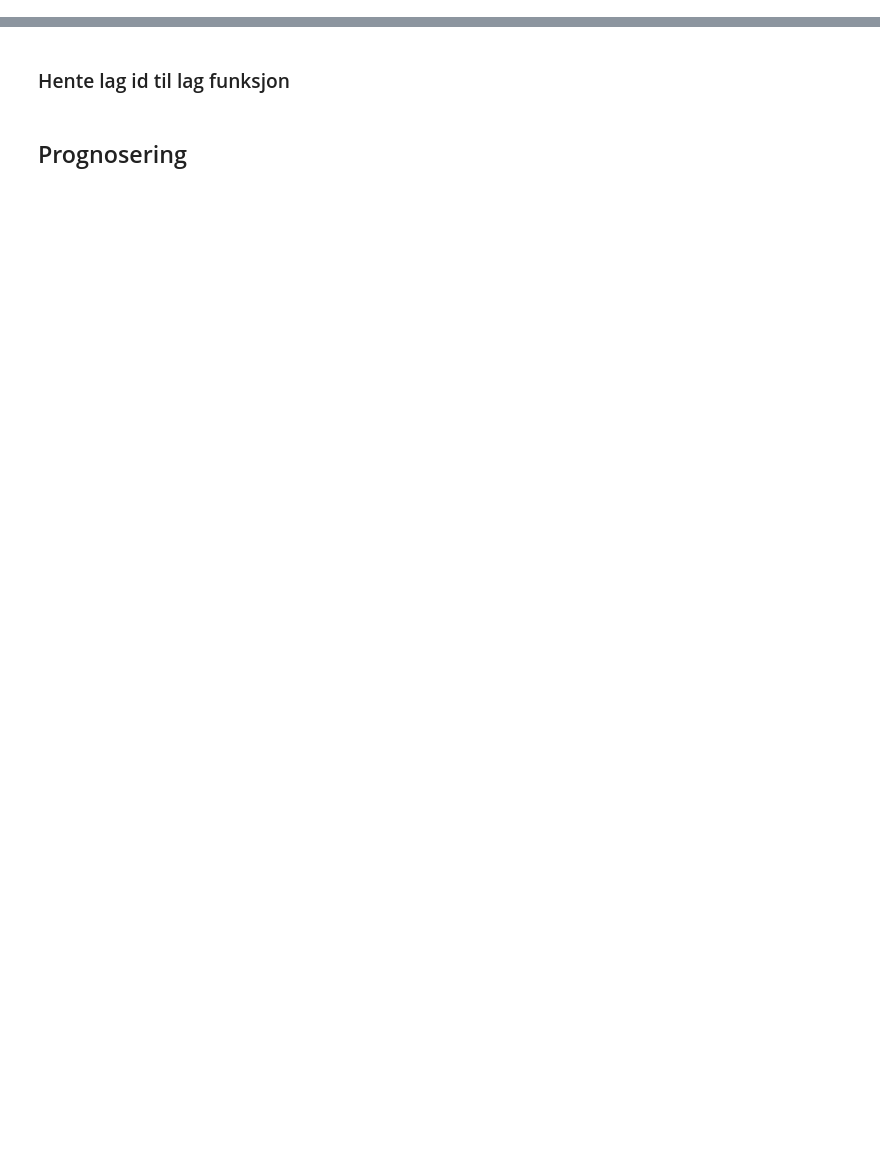
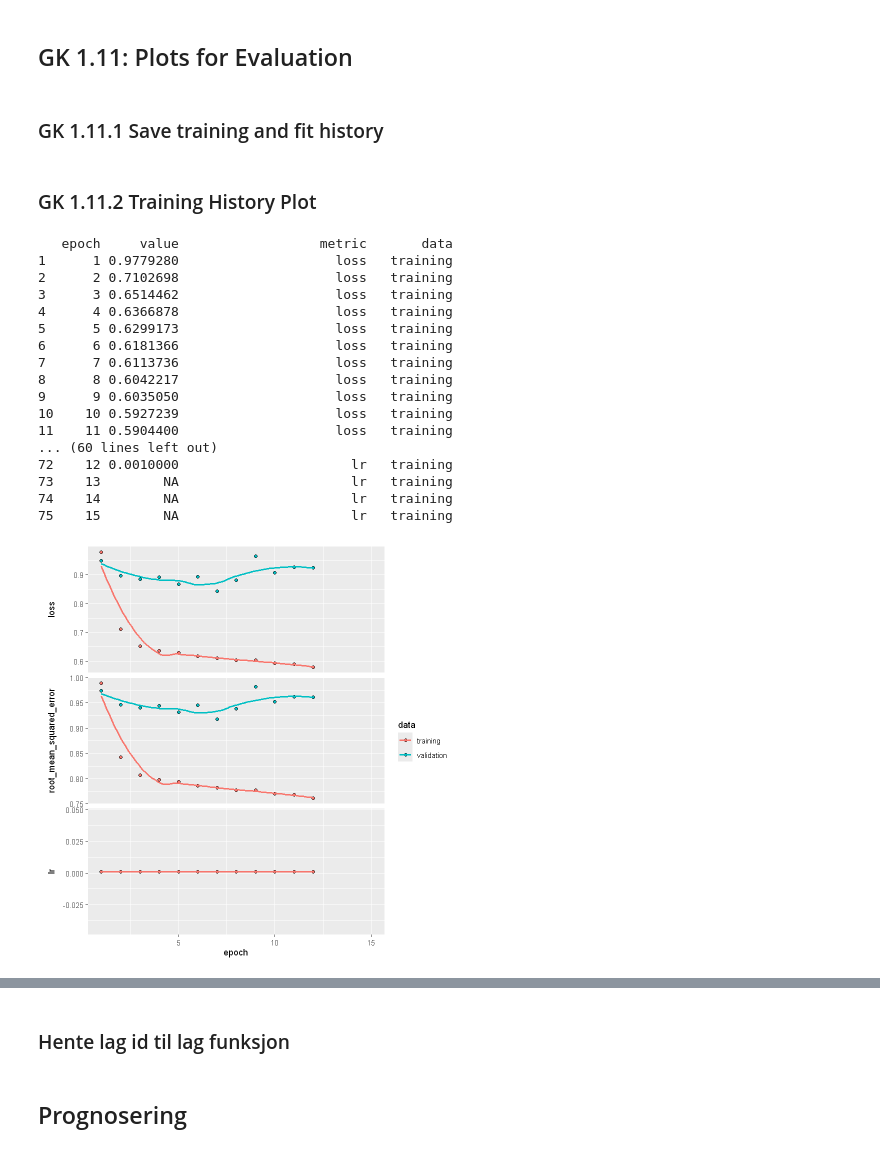
Before and after one commit to Nysgjerrigper/MSc-BusAdm-25-EBA-PAM, a Jupyter notebook: R Forecast/prognose-modell (16).ipynb, the cells around one changed output, grey strips where cells are left out. Drawn from its saved outputs; the diff is of its cells as text; code cells hidden in the pictures; blank space fills up the shorter version.

```diff
--- a/R Forecast/prognose-modell (16).ipynb
+++ b/R Forecast/prognose-modell (16).ipynb
@@ -1466,0 +828,29 @@ ________________________________________________________________________________
+# %%
+## MID 1.8: Train Goalkeeper LSTM Model ----
+
+cat("Starting GK model training...\n")
+history <- model %>% fit(
+  x = list(
+    input_seq = Xnum_train,
+    input_player_id = cat_player_id_train,
+    input_tID = cat_tID_train,
+    input_oID = cat_oID_train,
+    input_hID = cat_hID_train
+  ),
+  y = y_train,
+  epochs = epoker,
+  batch_size = 16,          # Try increasing batch size (e.g., 64 or 128) for speed
+  validation_data = list(
+    list(
+      input_seq = Xnum_val,
+      input_player_id = cat_player_id_val,
+      input_tID = cat_tID_val,
+      input_oID = cat_oID_val,
+      input_hID = cat_hID_val
+    ),
+    y_val
+  ),
+  # ADD THE CALLBACKS HERE
+  callbacks = list(early_stopping, model_checkpoint, reduce_lr)
+)
+cat("GK model training finished.\n")
@@ -1466,0 +930,2 @@ ________________________________________________________________________________
+# %% [markdown]
+## GK 1.11: Plots for Evaluation
@@ -1466,0 +934,2 @@ ________________________________________________________________________________
+# %% [markdown]
+### GK 1.11.1 Save training and fit history
@@ -1466,0 +940,26 @@ ________________________________________________________________________________
+# %% [markdown]
+### GK 1.11.2 Training History Plot
+# %%
+### GK 1.11.2 Training History Plot ----
+plot_history_gk <- plot(history_gk)
+plot_history_gk
+print(history_df_gk)
+# %% [output]
+   epoch     value                  metric       data
+1      1 0.9779280                    loss   training
+2      2 0.7102698                    loss   training
+3      3 0.6514462                    loss   training
+4      4 0.6366878                    loss   training
+5      5 0.6299173                    loss   training
+6      6 0.6181366                    loss   training
+7      7 0.6113736                    loss   training
+8      8 0.6042217                    loss   training
+9      9 0.6035050                    loss   training
+10    10 0.5927239                    loss   training
+11    11 0.5904400                    loss   training
+... (60 lines left out)
+72    12 0.0010000                      lr   training
+73    13        NA                      lr   training
+74    14        NA                      lr   training
+75    15        NA                      lr   training
+[figure, added]
```
Also changed, not shown: parts of 278 cells of this notebook, 28 other files.
